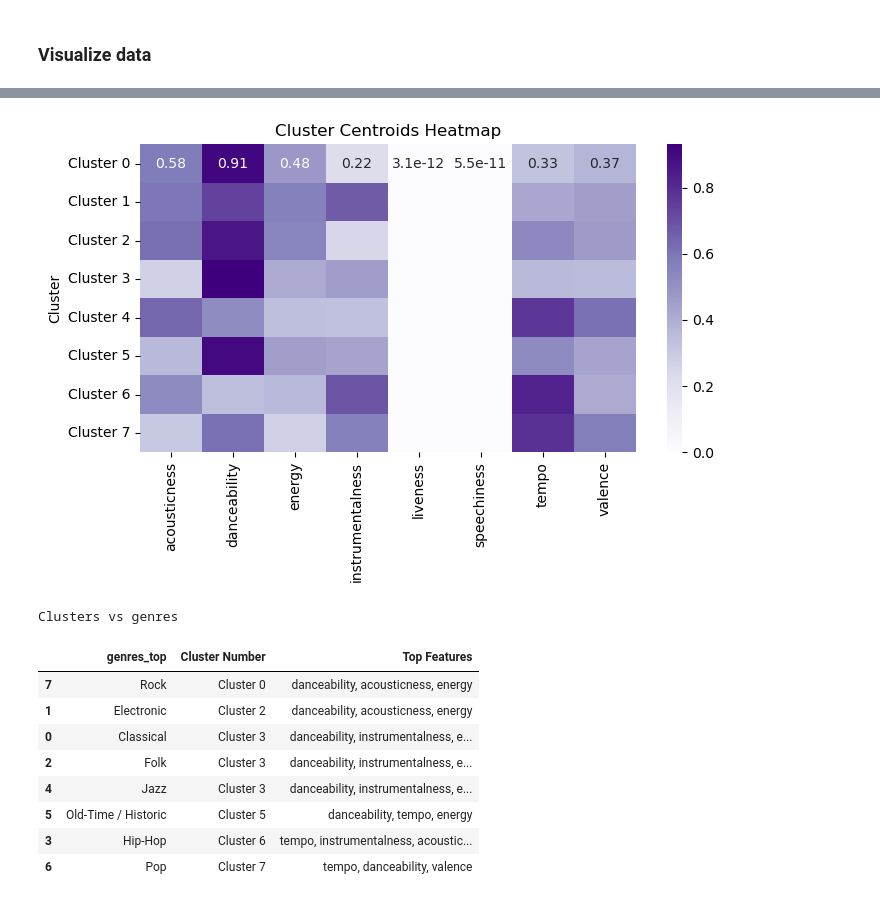
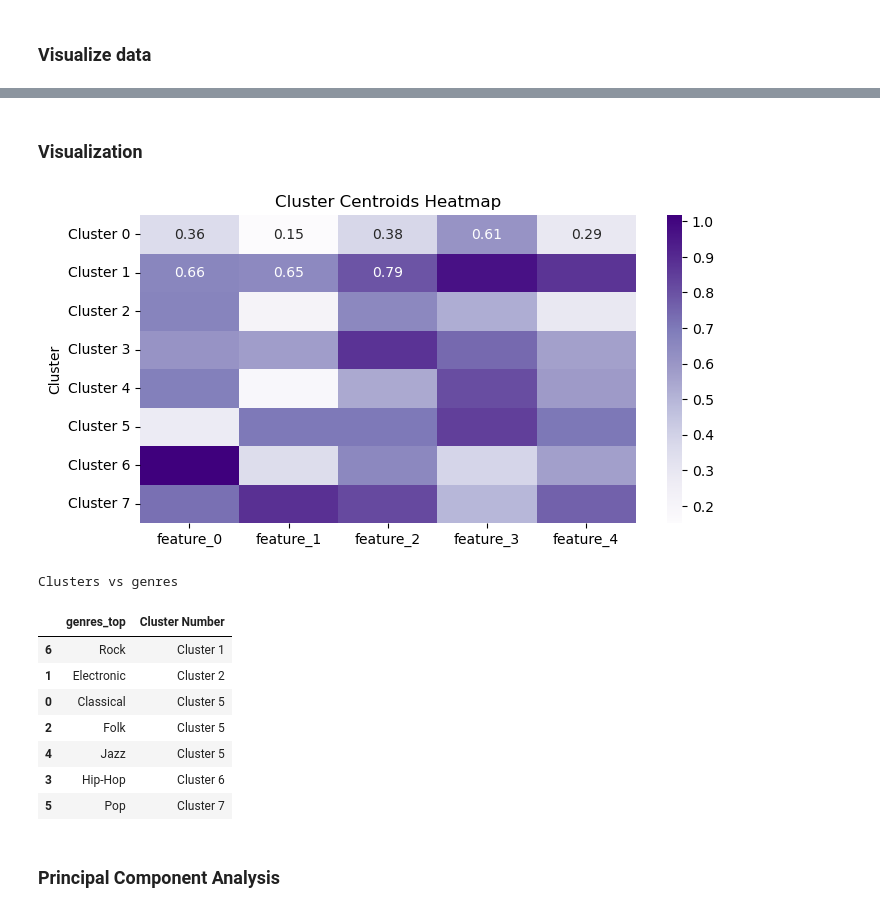
Before and after one commit to shansitads/music-genre-clustering, a Jupyter notebook: Notebooks/modelClustering.ipynb, the cells around one changed output, grey strips where cells are left out. Cells and saved outputs as stored; diff of their text form; code cells hidden in the pictures.

```diff
--- a/Notebooks/modelClustering.ipynb
+++ b/Notebooks/modelClustering.ipynb
@@ -38,8 +38,9 @@ Major genres: ['Classical' 'Electronic' 'Folk' 'Hip-Hop' 'Jazz' 'Old-Time / Hist
 Minor Genres: ['Blues' 'Country' 'Easy Listening' 'Experimental' 'Instrumental'
  'International' 'Soul-RnB' 'Spoken']
 # %%
-# remove experimental class that cause noise
+# remove generic genres - historic and experimental that cause noise
 data = data[data['genres_top'] != 'Experimental']
+data = data[data['genres_top'] != 'Old-Time / Historic']
 
 
 # group by 'genres_top' and calculate mean for audio features
@@ -69,5 +70,5 @@ for index, row in minor_clusters.iterrows():
     data.loc[data['genres_top'] == genre, 'genres_top'] = closest_genre
     new_genres[closest_genre] += "/" + genre
 
-print(print(data.groupby('genres_top').agg({'genres_top':'count'})['genres_top']))
+print(data.groupby('genres_top').agg({'genres_top':'count'})['genres_top'])
 # %% [output]
@@ -108,12 +107,4 @@ array([[<Axes: title={'center': 'acousticness'}>,
 # %%
-from sklearn.preprocessing import MinMaxScaler, Normalizer
-from sklearn.cluster import KMeans
-import numpy as np
-import pandas as pd
-import seaborn as sns
-import matplotlib.pyplot as plt
-import tensorflow as tf
-
 # Scale tempo using MinMaxScaler
 scaler_tempo = MinMaxScaler()
 data['tempo'] = scaler_tempo.fit_transform(data['tempo'].values.reshape(-1, 1))
@@ -122,9 +113,9 @@ data['tempo'] = scaler_tempo.fit_transform(data['tempo'].values.reshape(-1, 1))
 normalizer_audio = Normalizer()
 data[audio_features] = normalizer_audio.fit_transform(data[audio_features])
 
-# Define and train the autoencoder
+# Define and train the autoencoder with lower encoding dimension
 input_dim = len(audio_features)
-encoding_dim = len(audio_features)
+encoding_dim = 5  # Reduce dimensionality
 input_data = tf.keras.layers.Input(shape=(input_dim,))
 encoded = tf.keras.layers.Dense(encoding_dim, activation='relu')(input_data)
 decoded = tf.keras.layers.Dense(input_dim, activation='relu')(encoded)
@@ -150,53 +141,46 @@ data['KMeansLabel'] = [f"Cluster {l}" for l in labels]
 To enable them in other operations, rebuild TensorFlow with the appropriate compiler flags.
+# %% [markdown]
+### Visualization
 # %%
 # Get cluster centroids
 cluster_centers = km.cluster_centers_
 
 # Create a DataFrame for cluster centroids
-km_clusters = pd.DataFrame(cluster_centers, columns=audio_features)
+km_clusters = pd.DataFrame(cluster_centers, columns=[f'feature_{i}' for i in range(encoding_dim)])
 
 # Add cluster labels
 km_clusters['cluster'] = ['Cluster {}'.format(l) for l in range(len(cluster_centers))]
 
 # Plot the heatmap
 plt.figure(figsize=(8, 4))
 sns.heatmap(
-    data=km_clusters[audio_features],
+    data=km_clusters.iloc[:, :-1],  # Exclude the last column ('cluster')
     cmap='Purples',
     annot=True,
     yticklabels=km_clusters['cluster']
 )
 plt.ylabel("Cluster")
 plt.title("Cluster Centroids Heatmap")
-plt.savefig('heatmap_clusters.png')
+plt.savefig('./outputs/heatmap_clusters.png')
 plt.show()
 # %% [output]
-[figure, old version]
+[figure, new version]
 # %%
-# Get the top three audio features for each cluster
-top_three_features = {}
-for cluster_label in km_clusters['cluster']:
-    cluster_row = km_clusters[km_clusters['cluster'] == cluster_label].iloc[0]
-    cluster_row = cluster_row.drop(['cluster'])  # Drop the 'cluster' column
-    cluster_row_sorted = cluster_row.sort_values(ascending=False)
-    top_features = cluster_row_sorted.head(3)
-    top_three_features[cluster_label] = ", ".join(top_features.index)
-
-# Which cluster corresponds to the most instances per genre?
+# mapping clusters identified through audio features to genres
 print("Clusters vs genres")
 most_common_clusters = data.groupby('genres_top')['KMeansLabel'].agg(lambda x: x.value_counts().index[0]).reset_index()
 most_common_clusters.columns = ['genres_top', 'Cluster Number']
-most_common_clusters['Top Features'] = most_common_clusters['Cluster Number'].apply(lambda x: top_three_features[x])
 most_common_clusters.sort_values(by='Cluster Number')
 # %% [output]
 Clusters vs genres
-|  | genres_top | Cluster Number | Top Features |
-| 7 | Rock | Cluster 0 | danceability, acousticness, energy |
-| 1 | Electronic | Cluster 2 | danceability, acousticness, energy |
-| 0 | Classical | Cluster 3 | danceability, instrumentalness, e... |
-| 2 | Folk | Cluster 3 | danceability, instrumentalness, e... |
-| 4 | Jazz | Cluster 3 | danceability, instrumentalness, e... |
-| 5 | Old-Time / Historic | Cluster 5 | danceability, tempo, energy |
-| 3 | Hip-Hop | Cluster 6 | tempo, instrumentalness, acoustic... |
-| 6 | Pop | Cluster 7 | tempo, danceability, valence |
+|  | genres_top | Cluster Number |
+| 6 | Rock | Cluster 1 |
+| 1 | Electronic | Cluster 2 |
+| 0 | Classical | Cluster 5 |
+| 2 | Folk | Cluster 5 |
+| 4 | Jazz | Cluster 5 |
+| 3 | Hip-Hop | Cluster 6 |
+| 5 | Pop | Cluster 7 |
+# %% [markdown]
+### Principal Component Analysis
 # %%
```
Also changed, not shown: parts of 8 cells of this notebook, 3 other files.
